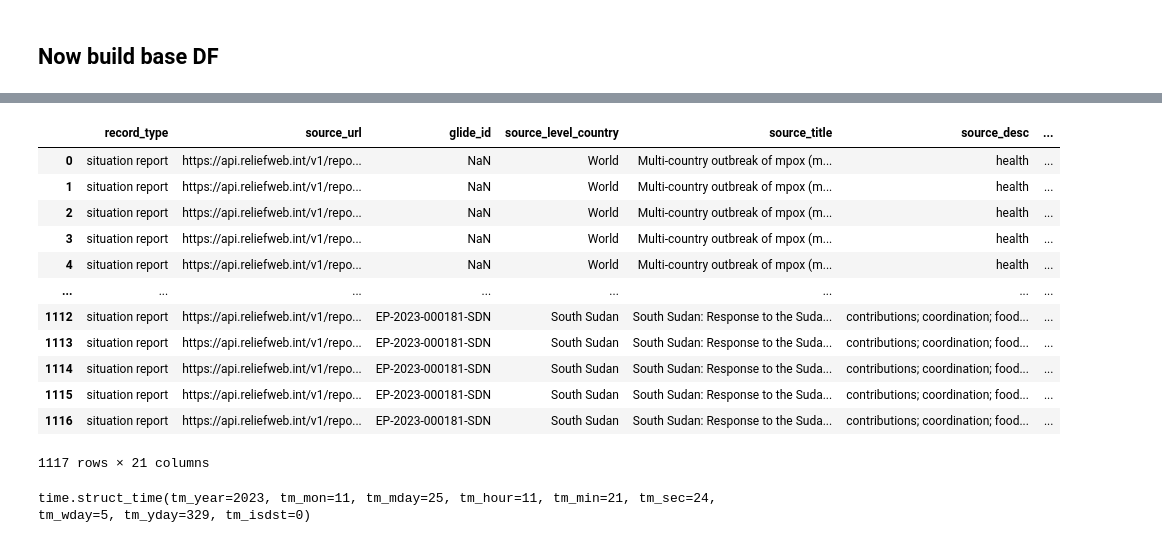
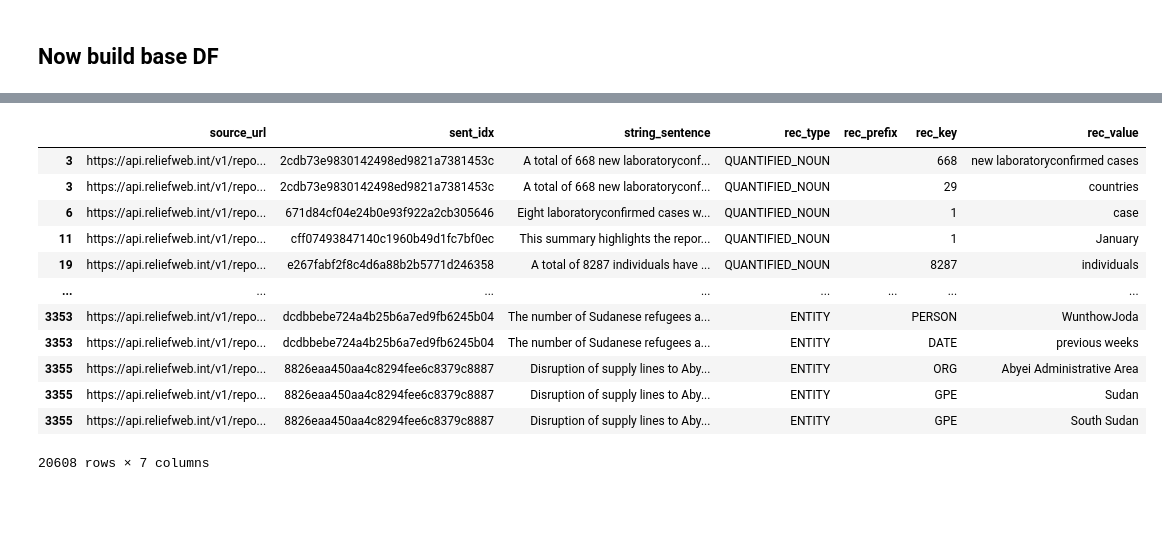
Before and after one commit to ericfrench2015/topic_surveyor, a Jupyter notebook: notebooks/process_situation_reports.ipynb, the cells around one changed output, grey strips where cells are left out. Cells and saved outputs as stored; diff of their text form; code cells hidden in the pictures; blank space fills up the shorter version.

```diff
--- a/notebooks/process_situation_reports.ipynb
+++ b/notebooks/process_situation_reports.ipynb
@@ -487,3 +486,18 @@ df['locations'] = df['spacy_doc'].apply(lambda doc: [e.text for e in doc.ents if
 df['dates'] = df['spacy_doc'].apply(lambda doc: [e.text for e in doc.ents if e.label_ == 'DATE'])
 df['svot'] = df['spacy_wo_parens'].apply(lambda doc: list(extract.subject_verb_object_triples(doc)))
 df['future_verbs'] = df['spacy_doc'].apply(get_future_tense_verb)
+# %%
+df = find_and_add_indicator(df, indicators)
+df['record_type'] = df.apply(declare_primary_record_type, axis=1)
+# %%
+df['num_killed'] = df['wo_parens_lower_lemmas'][df['i_killed'] == 1].apply(obtain_killed_numeric_value)
+df['num_injured'] = df['wo_parens_lower_lemmas'][df['i_injured'] == 1].apply(obtain_injured_numeric_value)
+df['num_others'] = df['spacy_wo_parens'].apply(obtain_counted_noun_chunks)
+df['noun_chunks'] = df['spacy_wo_parens'].apply(lambda doc: list(extract.noun_chunks(doc)))
+df['entities'] = df['spacy_wo_parens'].apply(obtain_all_entities)
+# %%
+def generate_uuid(x):
+    foo = uuid.uuid4().hex
+    return foo
+
+df['sent_idx'] = df['sent_idx'].apply(generate_uuid)
@@ -490,22 +519,45 @@ df['future_verbs'] = df['spacy_doc'].apply(get_future_tense_verb)
 # %%
 df.to_csv("c://temp//foo.csv")
 # %%
-df
+#use this as a repeatable-ish pattern for expanding on all the qualitative fields
+df_entities = df[['source_url','sent_idx','string_sentence','entities']][df['entities'].isna() == False].copy()
+df_entities['tmp'] = df_entities.apply(extract_entities, axis=1)
+df_entities = df_entities.drop(columns=['entities'])
+df_entities = df_entities.explode('tmp')
+df_entities['rec_type'] = 'ENTITY'
+df_entities[['rec_prefix','rec_key','rec_value']] = df_entities.apply(lambda x: split_key_value_in_df(x.tmp), axis=1)
+
+#now noun_chunks
+df_nouns = df[['source_url','sent_idx','string_sentence','noun_chunks']][df['noun_chunks'].isna() == False].copy()
+df_nouns['tmp'] = df_nouns.apply(extract_ncs, axis=1)
+df_nouns = df_nouns.drop(columns=['noun_chunks'])
+df_nouns = df_nouns.explode('tmp')
+df_nouns['rec_type'] = 'NOUN_SEQUENCE'
+df_nouns = df_nouns[df_nouns['tmp'].isna() == False].copy()
+df_nouns[['rec_prefix','rec_key','rec_value']] = df_nouns.apply(lambda x: split_key_value_in_df(x.tmp), axis=1)
+
+#quantitative values
+df_quants = df[['source_url','sent_idx','string_sentence','num_others']][df['num_others'] != ''].copy()
+df_quants['tmp'] = df_quants.apply(extract_numeric_key_values, axis=1)
+df_quants = df_quants.drop(columns=['num_others'])
+df_quants = df_quants.explode('tmp')
+df_quants['rec_type'] = 'QUANTIFIED_NOUN'
+df_quants[['rec_prefix','rec_key','rec_value']] = df_quants.apply(lambda x: split_key_value_in_df(x.tmp), axis=1)
-# %% [output]
-|  | record_type | source_url | glide_id | source_level_country | source_title | source_desc | ... |
-| 0 | situation report | https://api.reliefweb.int/v1/repo... | NaN | World | Multi-country outbreak of mpox (m... | health | ... |
-| 1 | situation report | https://api.reliefweb.int/v1/repo... | NaN | World | Multi-country outbreak of mpox (m... | health | ... |
-| 2 | situation report | https://api.reliefweb.int/v1/repo... | NaN | World | Multi-country outbreak of mpox (m... | health | ... |
-| 3 | situation report | https://api.reliefweb.int/v1/repo... | NaN | World | Multi-country outbreak of mpox (m... | health | ... |
-| 4 | situation report | https://api.reliefweb.int/v1/repo... | NaN | World | Multi-country outbreak of mpox (m... | health | ... |
-| ... | ... | ... | ... | ... | ... | ... | ... |
-| 1112 | situation report | https://api.reliefweb.int/v1/repo... | EP-2023-000181-SDN | South Sudan | South Sudan: Response to the Suda... | contributions; coordination; food... | ... |
-| 1113 | situation report | https://api.reliefweb.int/v1/repo... | EP-2023-000181-SDN | South Sudan | South Sudan: Response to the Suda... | contributions; coordination; food... | ... |
-| 1114 | situation report | https://api.reliefweb.int/v1/repo... | EP-2023-000181-SDN | South Sudan | South Sudan: Response to the Suda... | contributions; coordination; food... | ... |
-| 1115 | situation report | https://api.reliefweb.int/v1/repo... | EP-2023-000181-SDN | South Sudan | South Sudan: Response to the Suda... | contributions; coordination; food... | ... |
-| 1116 | situation report | https://api.reliefweb.int/v1/repo... | EP-2023-000181-SDN | South Sudan | South Sudan: Response to the Suda... | contributions; coordination; food... | ... |
-1117 rows × 21 columns
 # %%
-print(time.localtime())
+df_attributes = pd.concat([df_quants, df_nouns,df_entities])
+df_attributes = df_attributes.drop(columns=['tmp'])
+df_attributes
 # %% [output]
+|  | source_url | sent_idx | string_sentence | rec_type | rec_prefix | rec_key | rec_value |
+| 3 | https://api.reliefweb.int/v1/repo... | 2cdb73e9830142498ed9821a7381453c | A total of 668 new laboratoryconf... | QUANTIFIED_NOUN |  | 668 | new laboratoryconfirmed cases |
+| 3 | https://api.reliefweb.int/v1/repo... | 2cdb73e9830142498ed9821a7381453c | A total of 668 new laboratoryconf... | QUANTIFIED_NOUN |  | 29 | countries |
+| 6 | https://api.reliefweb.int/v1/repo... | 671d84cf04e24b0e93f922a2cb305646 | Eight laboratoryconfirmed cases w... | QUANTIFIED_NOUN |  | 1 | case |
+| 11 | https://api.reliefweb.int/v1/repo... | cff07493847140c1960b49d1fc7bf0ec | This summary highlights the repor... | QUANTIFIED_NOUN |  | 1 | January |
+| 19 | https://api.reliefweb.int/v1/repo... | e267fabf2f8c4d6a88b2b5771d246358 | A total of 8287 individuals have ... | QUANTIFIED_NOUN |  | 8287 | individuals |
+| ... | ... | ... | ... | ... | ... | ... | ... |
+| 3353 | https://api.reliefweb.int/v1/repo... | dcdbbebe724a4b25b6a7ed9fb6245b04 | The number of Sudanese refugees a... | ENTITY |  | PERSON | WunthowJoda |
+| 3353 | https://api.reliefweb.int/v1/repo... | dcdbbebe724a4b25b6a7ed9fb6245b04 | The number of Sudanese refugees a... | ENTITY |  | DATE | previous weeks |
+| 3355 | https://api.reliefweb.int/v1/repo... | 8826eaa450aa4c8294fee6c8379c8887 | Disruption of supply lines to Aby... | ENTITY |  | ORG | Abyei Administrative Area |
+| 3355 | https://api.reliefweb.int/v1/repo... | 8826eaa450aa4c8294fee6c8379c8887 | Disruption of supply lines to Aby... | ENTITY |  | GPE | Sudan |
+| 3355 | https://api.reliefweb.int/v1/repo... | 8826eaa450aa4c8294fee6c8379c8887 | Disruption of supply lines to Aby... | ENTITY |  | GPE | South Sudan |
-time.struct_time(tm_year=2023, tm_mon=11, tm_mday=25, tm_hour=11, tm_min=21, tm_sec=24, tm_wday=5, tm_yday=329, tm_isdst=0)
+20608 rows × 7 columns
```
Also changed, not shown: parts of 6 cells of this notebook.
